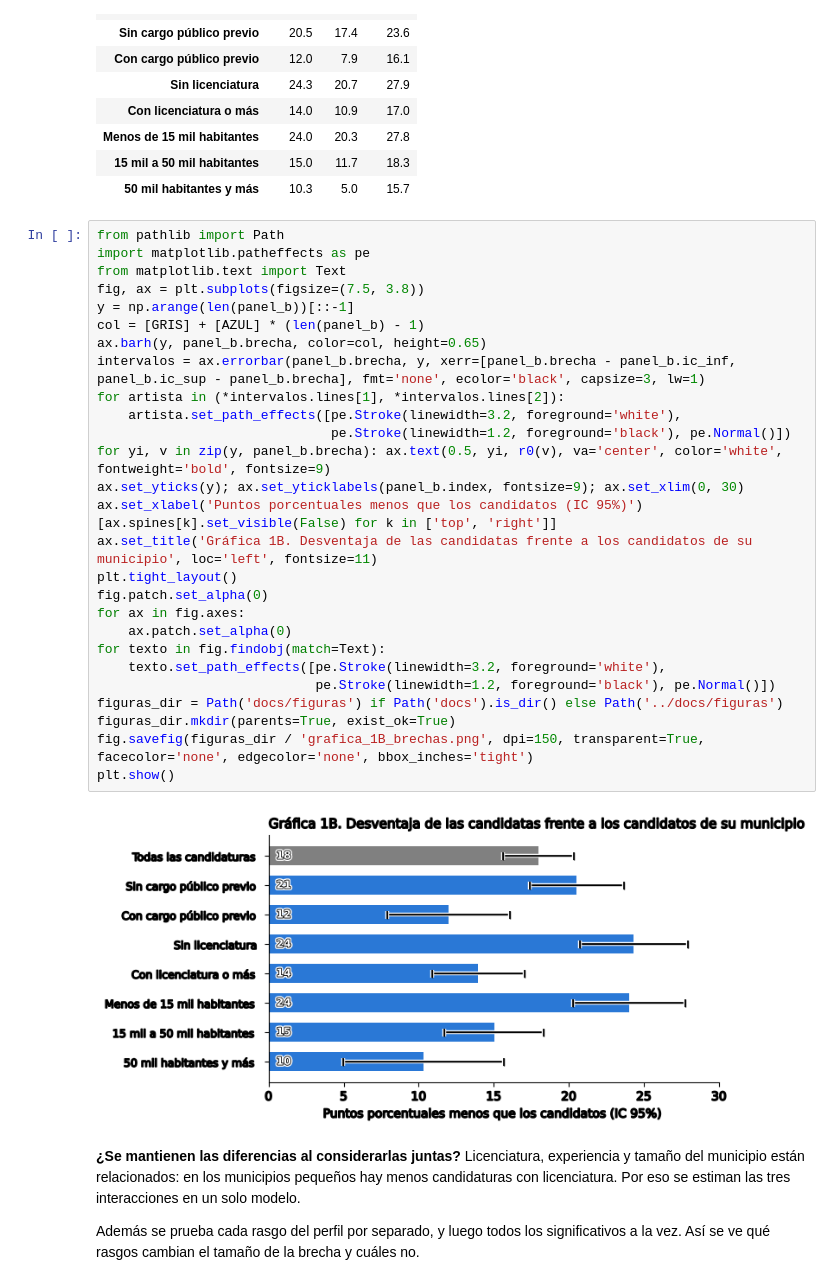
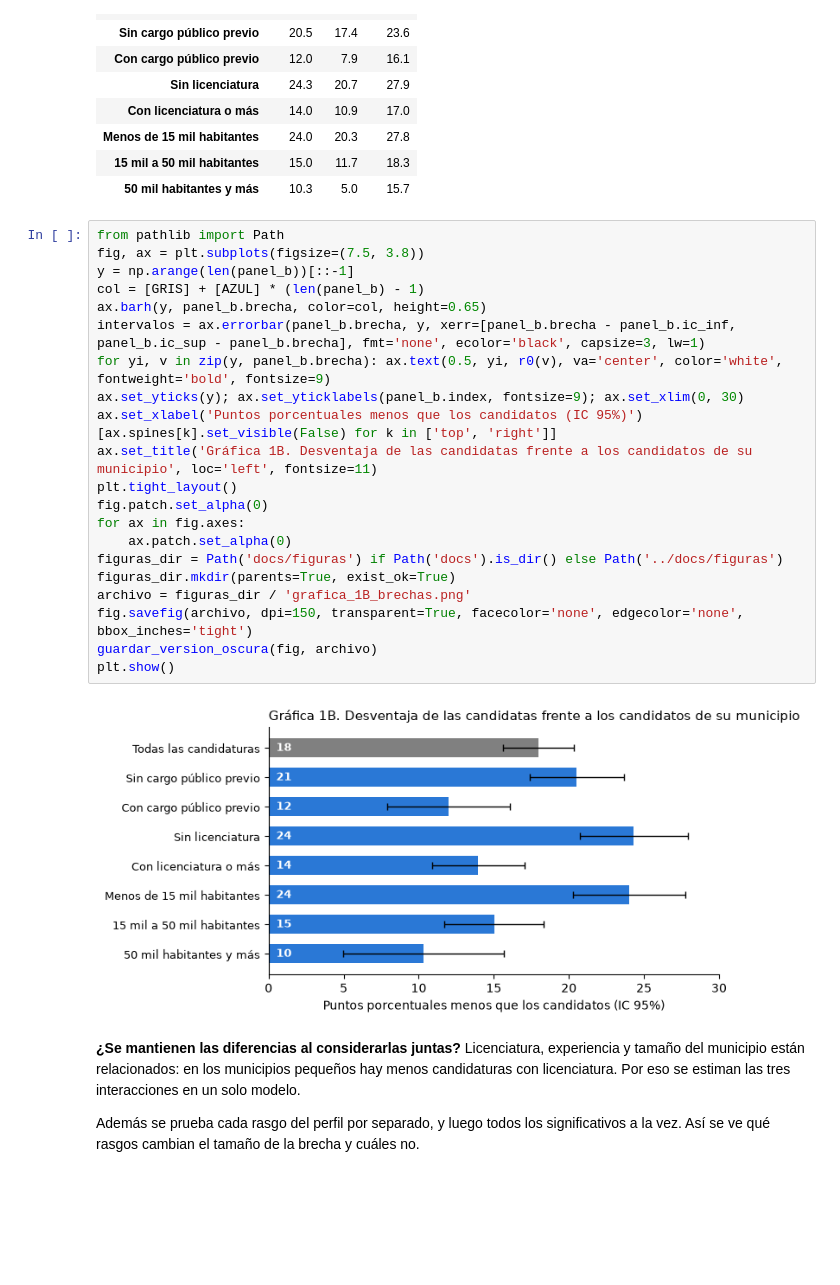
Before and after one commit to alexmufe/mujeres-alcaldias-veracruz, a Jupyter notebook: Anexo_metodologico_Veracruz_2025.ipynb, the cells around one changed output. Saved outputs shown, nothing was run; the diff lists cells and outputs as text; blank space fills up the shorter version.

```diff
--- a/Anexo_metodologico_Veracruz_2025.ipynb
+++ b/Anexo_metodologico_Veracruz_2025.ipynb
@@ -412,34 +457,28 @@ Puntos porcentuales que obtienen de menos las candidatas (valor absoluto de la b
 | 50 mil habitantes y más | 10.3 | 5.0 | 15.7 |
 # %%
 from pathlib import Path
-import matplotlib.patheffects as pe
-from matplotlib.text import Text
 fig, ax = plt.subplots(figsize=(7.5, 3.8))
 y = np.arange(len(panel_b))[::-1]
 col = [GRIS] + [AZUL] * (len(panel_b) - 1)
 ax.barh(y, panel_b.brecha, color=col, height=0.65)
 intervalos = ax.errorbar(panel_b.brecha, y, xerr=[panel_b.brecha - panel_b.ic_inf, panel_b.ic_sup - panel_b.brecha], fmt='none', ecolor='black', capsize=3, lw=1)
-for artista in (*intervalos.lines[1], *intervalos.lines[2]):
-    artista.set_path_effects([pe.Stroke(linewidth=3.2, foreground='white'),
-                              pe.Stroke(linewidth=1.2, foreground='black'), pe.Normal()])
 for yi, v in zip(y, panel_b.brecha): ax.text(0.5, yi, r0(v), va='center', color='white', fontweight='bold', fontsize=9)
 ax.set_yticks(y); ax.set_yticklabels(panel_b.index, fontsize=9); ax.set_xlim(0, 30)
 ax.set_xlabel('Puntos porcentuales menos que los candidatos (IC 95%)')
 [ax.spines[k].set_visible(False) for k in ['top', 'right']]
 ax.set_title('Gráfica 1B. Desventaja de las candidatas frente a los candidatos de su municipio', loc='left', fontsize=11)
 plt.tight_layout()
 fig.patch.set_alpha(0)
 for ax in fig.axes:
     ax.patch.set_alpha(0)
-for texto in fig.findobj(match=Text):
-    texto.set_path_effects([pe.Stroke(linewidth=3.2, foreground='white'),
-                            pe.Stroke(linewidth=1.2, foreground='black'), pe.Normal()])
 figuras_dir = Path('docs/figuras') if Path('docs').is_dir() else Path('../docs/figuras')
 figuras_dir.mkdir(parents=True, exist_ok=True)
-fig.savefig(figuras_dir / 'grafica_1B_brechas.png', dpi=150, transparent=True, facecolor='none', edgecolor='none', bbox_inches='tight')
+archivo = figuras_dir / 'grafica_1B_brechas.png'
+fig.savefig(archivo, dpi=150, transparent=True, facecolor='none', edgecolor='none', bbox_inches='tight')
+guardar_version_oscura(fig, archivo)
 plt.show()
 # %% [output]
-[figure, old version]
+[figure, new version]
 # %% [markdown]
 **¿Se mantienen las diferencias al considerarlas juntas?** Licenciatura, experiencia y tamaño del municipio están relacionados: en los municipios pequeños hay menos candidaturas con licenciatura. Por eso se estiman las tres interacciones en un solo modelo.
 
```
Also changed, not shown: parts of 3 cells of this notebook, 8 other files.
